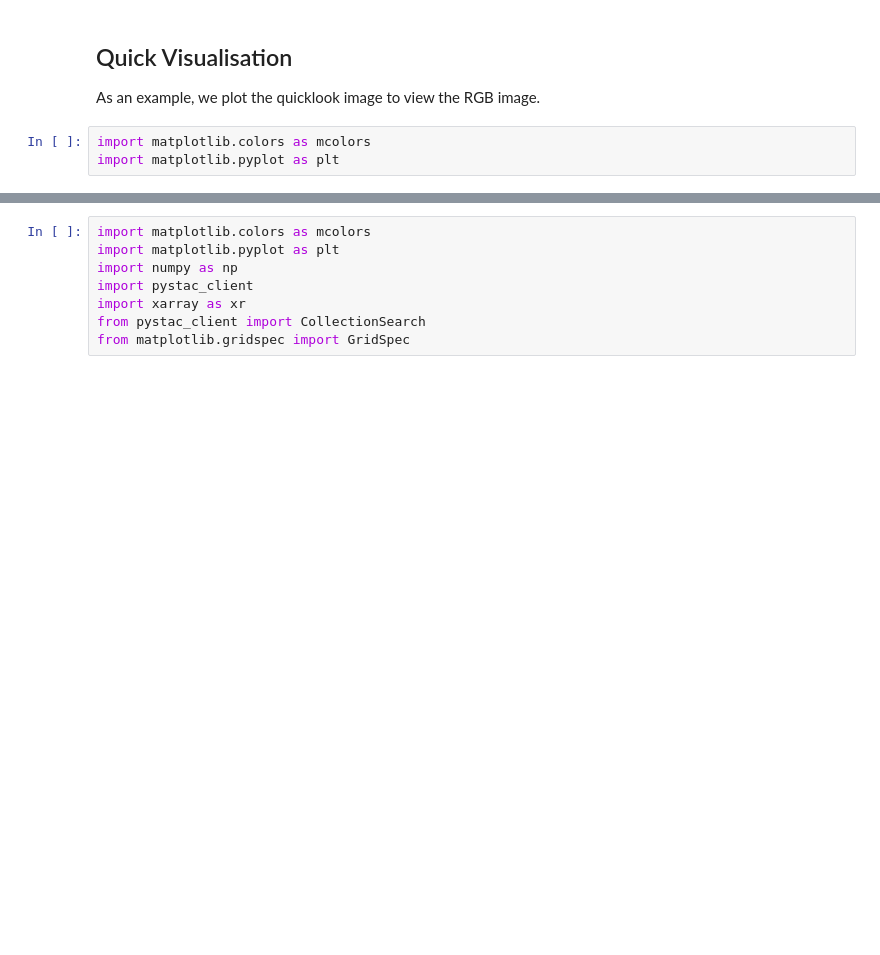
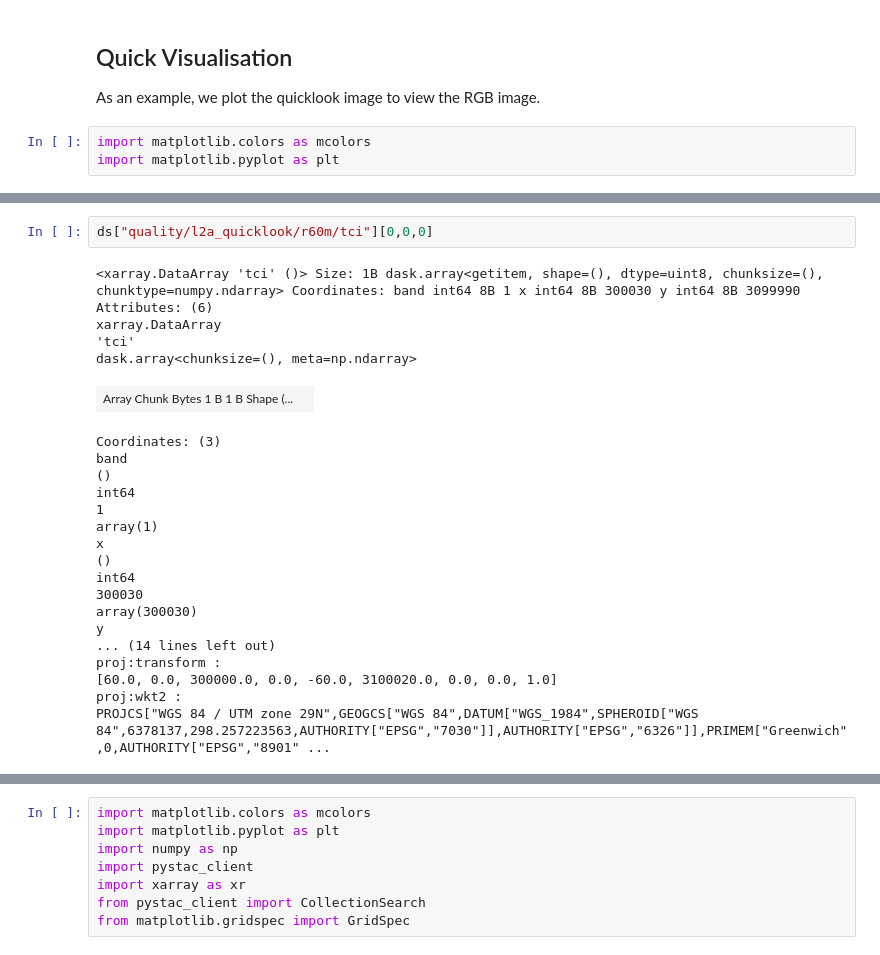
Before and after one commit to annefou/BD4EO-course, a Jupyter notebook: session-1/part-2.ipynb, the cells around one changed output, grey strips where cells are left out. Drawn from its saved outputs; the diff is of its cells as text; blank space fills up the shorter version.

```diff
--- a/session-1/part-2.ipynb
+++ b/session-1/part-2.ipynb
@@ -124,0 +229,25 @@ ds["quality/l2a_quicklook/r60m/tci"].plot.imshow(rgb="quality/l2a_quicklook/r60m
+# %%
+ds["quality/l2a_quicklook/r60m/tci"][0,0,0]
+# %% [output]
+<xarray.DataArray 'tci' ()> Size: 1B dask.array<getitem, shape=(), dtype=uint8, chunksize=(), chunktype=numpy.ndarray> Coordinates: band int64 8B 1 x int64 8B 300030 y int64 8B 3099990 Attributes: (6)
+xarray.DataArray
+'tci'
+dask.array<chunksize=(), meta=np.ndarray>
+| Array Chunk Bytes 1 B 1 B Shape (... |  |
+Coordinates: (3)
+band
+()
+int64
+1
+array(1)
+x
+()
+int64
+300030
+array(300030)
+y
+... (14 lines left out)
+proj:transform :
+[60.0, 0.0, 300000.0, 0.0, -60.0, 3100020.0, 0.0, 0.0, 1.0]
+proj:wkt2 :
+PROJCS["WGS 84 / UTM zone 29N",GEOGCS["WGS 84",DATUM["WGS_1984",SPHEROID["WGS 84",6378137,298.257223563,AUTHORITY["EPSG","7030"]],AUTHORITY["EPSG","6326"]],PRIMEM["Greenwich",0,AUTHORITY["EPSG","8901" ...
```
Also changed, not shown: parts of 27 cells of this notebook.
